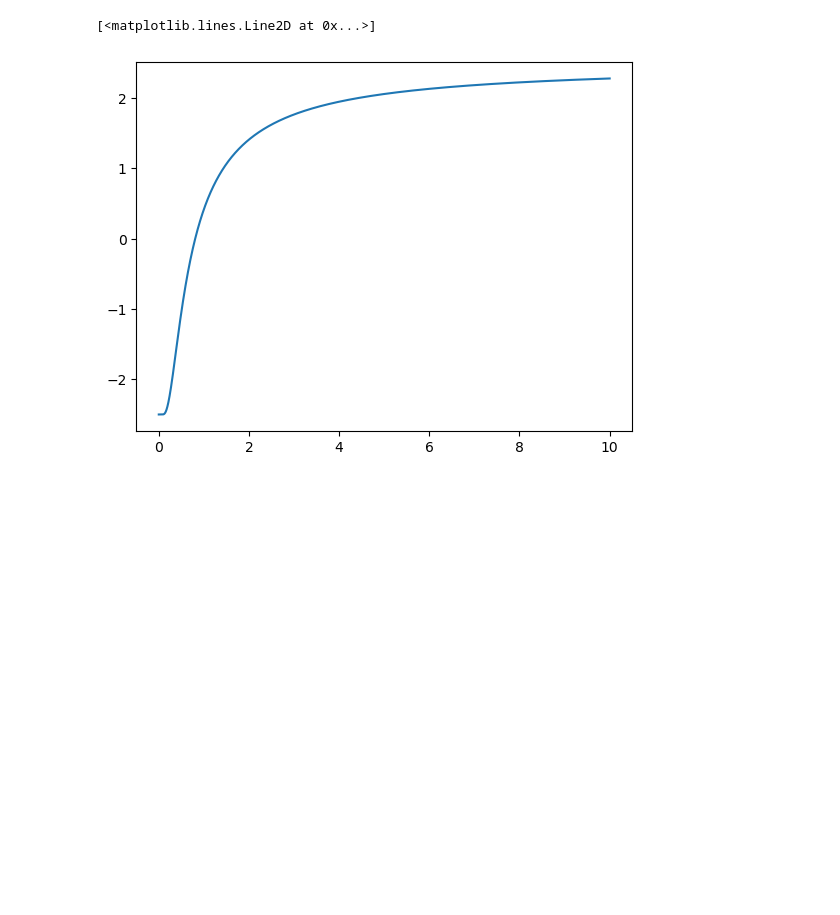
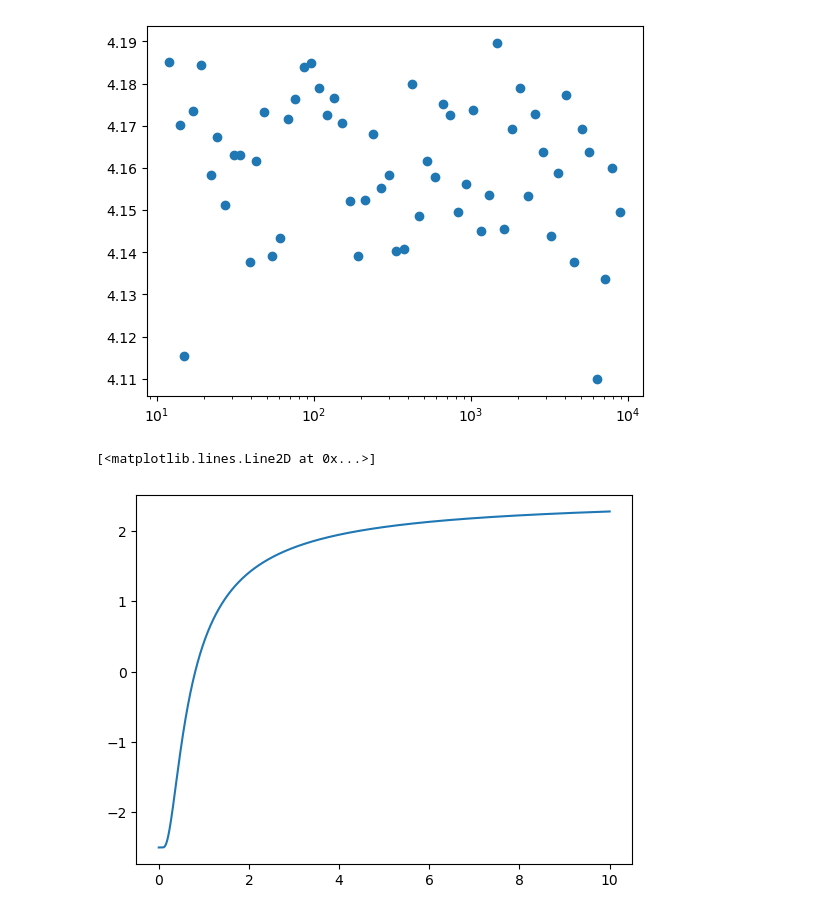
Before and after one commit to PantelisTass/Imperial-UROP-Project-SGD, a Jupyter notebook: SGD Isoptropic Gaussians.ipynb, the cells around one changed output. Saved outputs shown, nothing was run; the diff lists cells and outputs as text; code cells hidden in the pictures; blank space fills up the shorter version.

```diff
--- a/SGD Isoptropic Gaussians.ipynb
+++ b/SGD Isoptropic Gaussians.ipynb
@@ -21,6 +21,18 @@ def random_sample(d, Delta, N):
         if y[i] == -1:
             x[i,:] = np.random.multivariate_normal([0]*d, np.diag([(1-Delta)**2]*d))
     return x.reshape(N,d),y
+# %%
+#Ground truth data distribution
+def random_sample(d, Delta, N):
+    y = np.ones(N)
+    x = np.zeros((N,d))
+    successes = np.random.binomial(N, 0.5)
+    y[successes:] *= -1
+    x[:successes, :] = np.random.multivariate_normal([0]*d, np.diag([(1+Delta)**2]*d), successes)
+    x[successes:, :] = np.random.multivariate_normal([0]*d, np.diag([(1-Delta)**2]*d), N-successes)
+    #x = np.take(x,np.random.rand(x.shape[0]).argsort(),axis=0,out=x)
+
+    return x.reshape(N,d),y
 # %%
 #activation function
 def sigma(t, t1, s1, t2, s2):
@@ -43,7 +55,8 @@ vsigma = np.vectorize(sigma)
 # %%
 #two layer neural net
 def neural_net(x, θ):
-    out = vsigma(θ@x, 0.5, -2.5, 1.5, 7.5)
-    return np.mean(out)
+    n = x.shape[0]
+    out = vsigma(θ@x.T, 0.5, -2.5, 1.5, 7.5)
+    return np.mean(out, axis = 0).reshape(n,1)
 # %%
 def stochastic_gradient_descent(weights, d, Delta, N, epsilon = 1e-6, num_epochs = 1000):
@@ -67,5 +81,5 @@ Delta = 0.8
 
 weights = np.random.multivariate_normal([0]*d, np.diag([(Delta)**2/d]*d), N).reshape(N, d)
 
-weights = stochastic_gradient_descent(weights, d, Delta, N, epsilon = 1e-6, num_epochs = int(1e7))
+weights, risk = stochastic_gradient_descent(weights, d, Delta, N, epsilon = 1e-6, num_epochs = int(1e4))
 # %% [output]
@@ -73,3 +103,9 @@ KeyboardInterrupt:
+# %%
+indices = [int(a) for a in 10**(np.linspace(1.1, np.log10(1e4), 60))]
+plt.scatter(indices[:-1], risk)
+plt.xscale('log')
+# %% [output]
+[figure, added]
 # %%
 weights_norms = np.linalg.norm(weights, axis = 1)
 # %%
```
Also changed, not shown: parts of 3 cells of this notebook, 1 other file.
